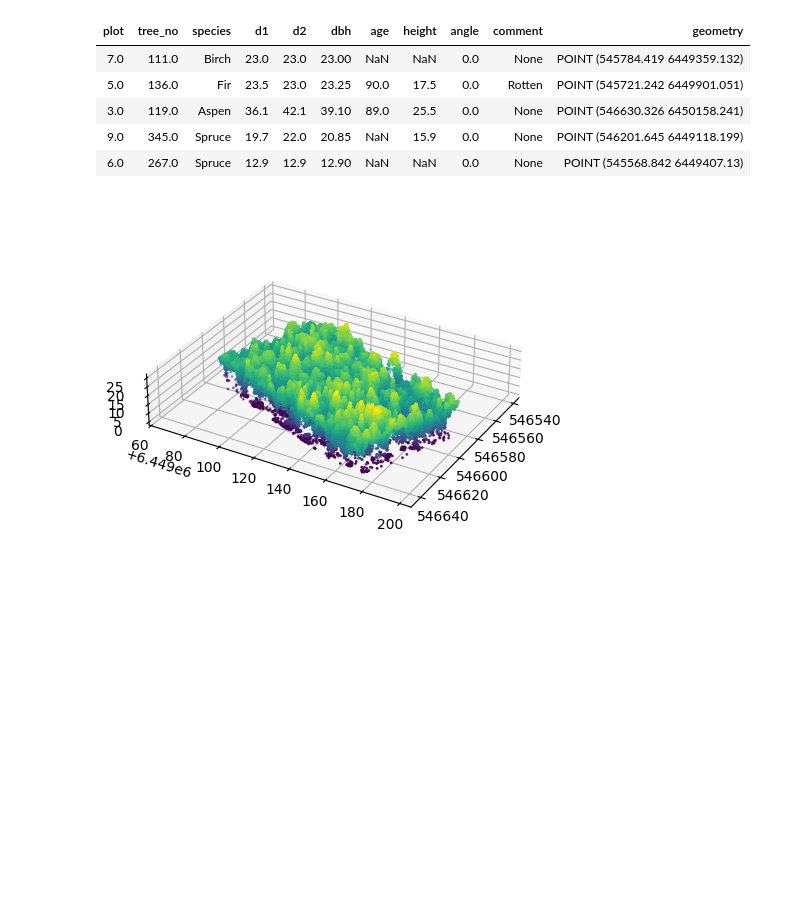
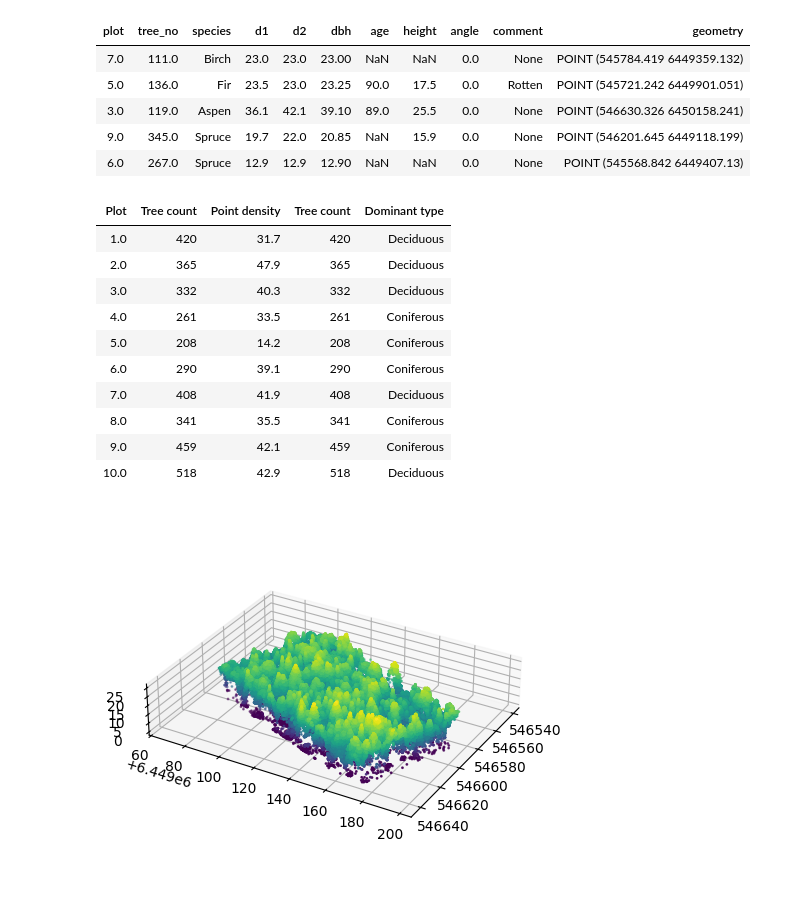
Before and after one commit to iod-ine/thesis, a Jupyter notebook: chapters/03a_lysva_dataset.ipynb, the cells around one changed output. Saved outputs shown, nothing was run; the diff lists cells and outputs as text; code cells hidden in the pictures; blank space fills up the shorter version.

Commit message:
Add table with Lysva plot descriptions

```diff
--- a/chapters/03a_lysva_dataset.ipynb
+++ b/chapters/03a_lysva_dataset.ipynb
@@ -38,6 +40,49 @@ display(HTML(lysva_field_survey.sample(5, random_state=1917).to_html(index=False
 | 3.0 | 119.0 | Aspen | 36.1 | 42.1 | 39.10 | 89.0 | 25.5 | 0.0 | None | POINT (546630.326 6450158.241) |
 | 9.0 | 345.0 | Spruce | 19.7 | 22.0 | 20.85 | NaN | 15.9 | 0.0 | None | POINT (546201.645 6449118.199) |
 | 6.0 | 267.0 | Spruce | 12.9 | 12.9 | 12.90 | NaN | NaN | 0.0 | None | POINT (545568.842 6449407.13) |
+# %%
+def get_point_density(plot):
+    file = data_paths["lysva-interim"] / "als" / f"plot_{plot:02.0f}.las"
+    points = np.unique(laspy.read(file).xyz, axis=0)
+    hull = scipy.spatial.ConvexHull(points[:, :2])
+    return points.shape[0] / hull.volume
+
+
+def get_plot_stats(plot):
+    subset = lysva_field_survey.query(f"plot == {plot}")
+    return {"tree_count": len(subset), "dominant_type": subset["Type"].mode()[0]}
+
+
+conifiers = {"Spruce", "Fir", "Pine"}
+
+lysva_field_survey["Type"] = lysva_field_survey["species"].map(
+    lambda x: "Coniferous" if x in conifiers else "Deciduous"
+)
+
+plot_stats = lysva_field_survey.groupby("plot", as_index=False).size()
+plot_stats["Point density"] = round(plot_stats["plot"].map(get_point_density), 1)
+plot_stats[["Tree count", "Dominant type"]] = pd.json_normalize(
+    plot_stats["plot"].map(get_plot_stats)
+)
+plot_stats = plot_stats.rename(columns={"plot": "Plot", "size": "Tree count"})
+# %%
+#| include: true
+#| label: tbl-lysva-plot-stats
+#| tbl-cap: Statistics for the plots in the Lysva dataset.
+
+display(HTML(plot_stats.to_html(index=False)))
+# %% [output]
+| Plot | Tree count | Point density | Tree count | Dominant type |
+| 1.0 | 420 | 31.7 | 420 | Deciduous |
+| 2.0 | 365 | 47.9 | 365 | Deciduous |
+| 3.0 | 332 | 40.3 | 332 | Deciduous |
+| 4.0 | 261 | 33.5 | 261 | Coniferous |
+| 5.0 | 208 | 14.2 | 208 | Coniferous |
+| 6.0 | 290 | 39.1 | 290 | Coniferous |
+| 7.0 | 408 | 41.9 | 408 | Deciduous |
+| 8.0 | 341 | 35.5 | 341 | Coniferous |
+| 9.0 | 459 | 42.1 | 459 | Coniferous |
+| 10.0 | 518 | 42.9 | 518 | Deciduous |
 # %%
 las = laspy.read(lysva_als_files[9])
 xyz = las.xyz
```
Also changed, not shown: parts of 3 cells of this notebook, 1 other file.
